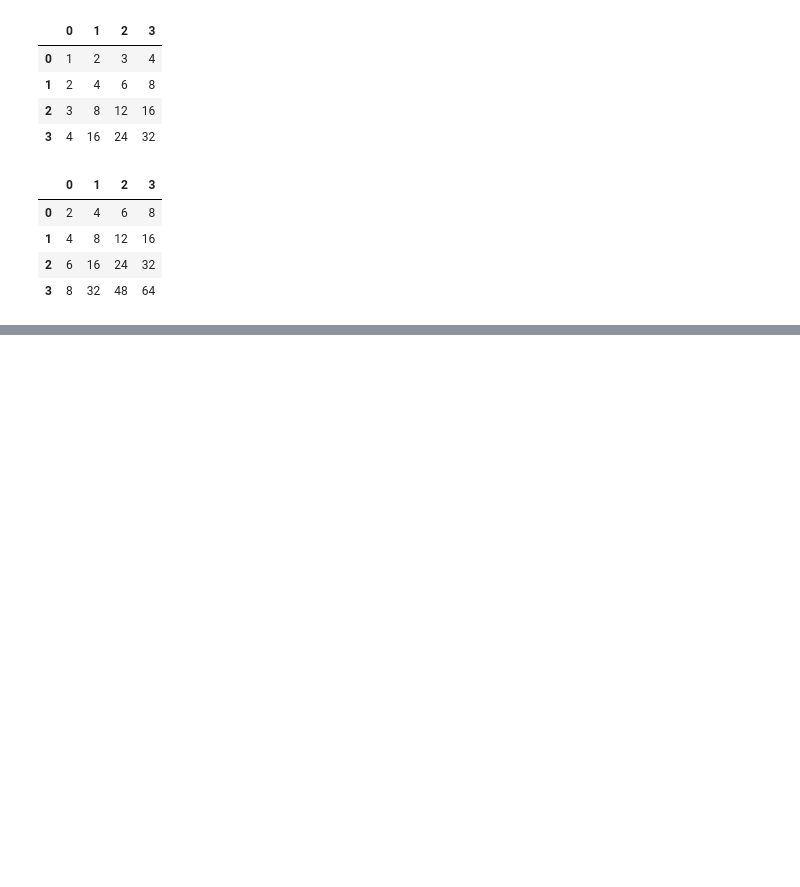
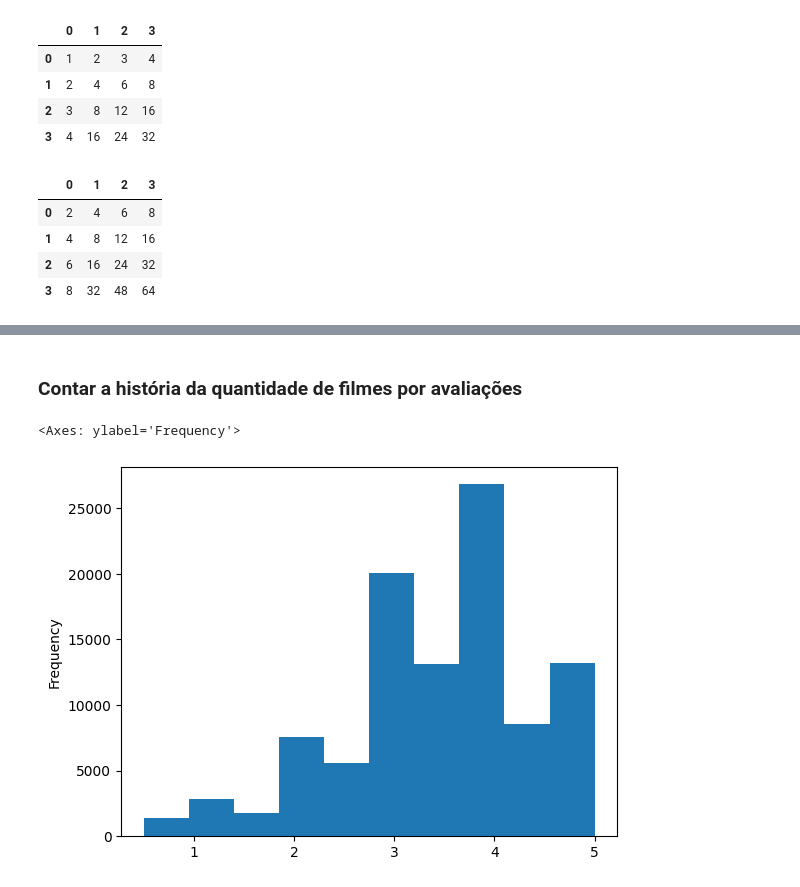
Before and after one commit to Lafaietepedro/semana_eda_tarde, a Jupyter notebook: dia1.ipynb, the cells around one changed output, grey strips where cells are left out. Drawn from its saved outputs; the diff is of its cells as text; code cells hidden in the pictures; blank space fills up the shorter version.

```diff
--- a/dia1.ipynb
+++ b/dia1.ipynb
@@ -124,0 +114,2 @@ df_dobrado.head()
+# %%
+df_filmes = pd.read_csv('datasets/ratings.csv')
@@ -124,0 +129,2 @@ df_dobrado.head()
+# %%
+df_filmes.columns = ['usuario_id','filme_id','avaliacao','quando']
@@ -124,0 +267,7 @@ df_dobrado.head()
+# %% [markdown]
+### Contar a história da quantidade de filmes por avaliações
+# %%
+df_filmes.avaliacao.plot(kind='hist')
+# %% [output]
+<Axes: ylabel='Frequency'>
+[figure, added]
```
Also changed, not shown: parts of 48 cells of this notebook.
